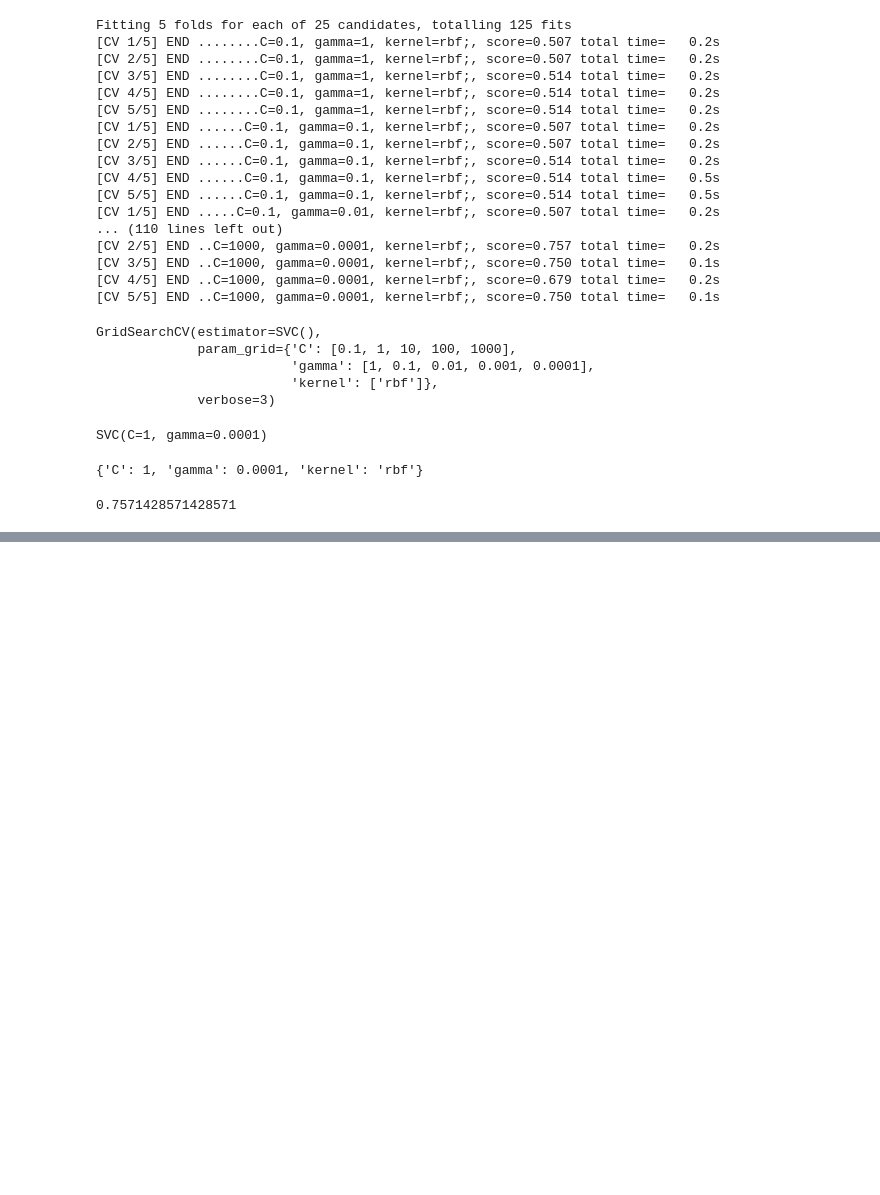
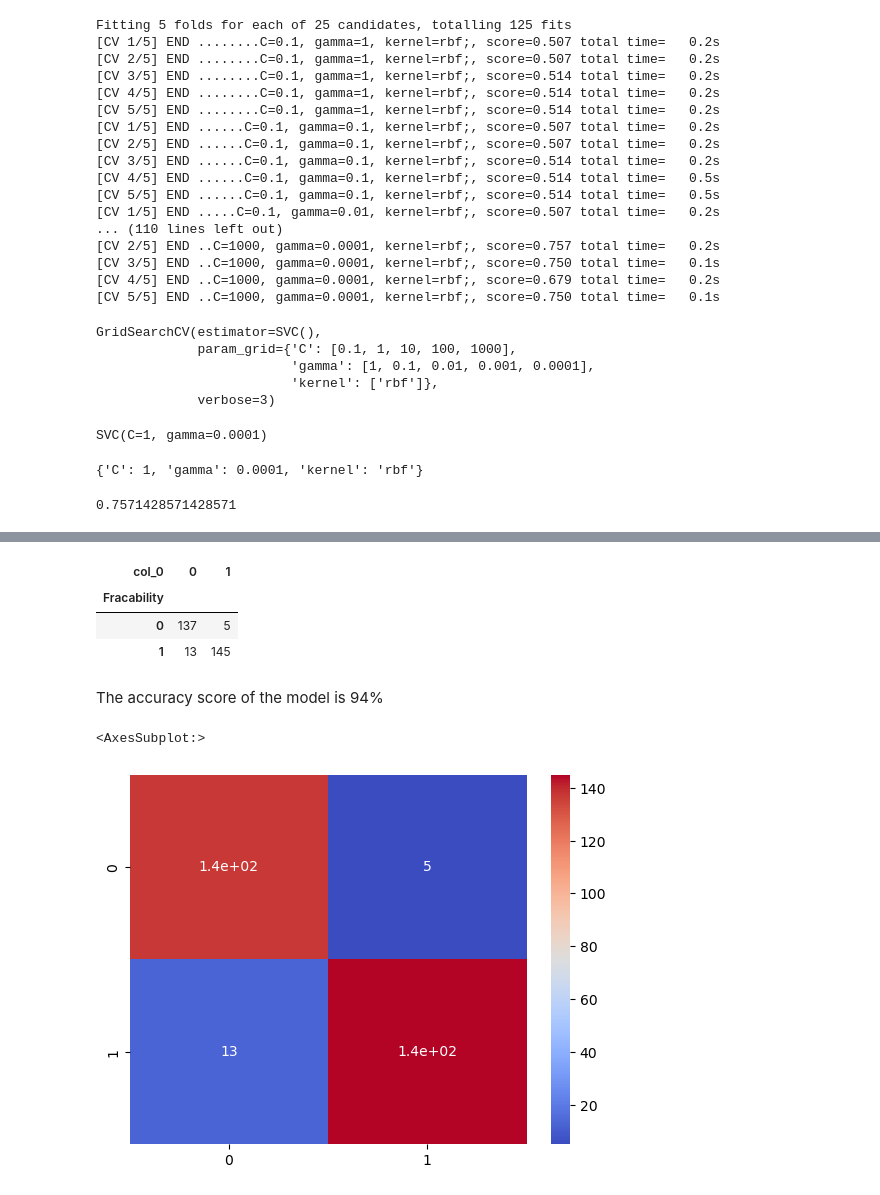
Before and after one commit to SethDwumah/Petroleum_DS-ML, a Jupyter notebook: Frac Intensity Classification.ipynb, the cells around one changed output, grey strips where cells are left out. Cells and saved outputs as stored; diff of their text form; code cells hidden in the pictures; blank space fills up the shorter version.

```diff
--- a/Frac Intensity Classification.ipynb
+++ b/Frac Intensity Classification.ipynb
@@ -211,0 +242,2 @@ pd.crosstab(y_test,)
+# %%
+rf = RandomForestClassifier()
@@ -211,0 +249,2 @@ pd.crosstab(y_test,)
+# %%
+rf_pred =rf.predict(x_test)
@@ -211,0 +262,14 @@ pd.crosstab(y_test,)
+# %%
+pd.crosstab(y_test,rf_pred)
+# %% [output]
+| col_0 | 0 | 1 |
+| Fracability |  |  |
+| 0 | 137 | 5 |
+| 1 | 13 | 145 |
+# %% [markdown]
+The accuracy score of the model is 94%
+# %%
+sns.heatmap(confusion_matrix(y_test,rf_pred),annot=True,cmap='coolwarm')
+# %% [output]
+<AxesSubplot:>
+[figure, added]
```
Also changed, not shown: parts of 8 cells of this notebook, 2 other files.
